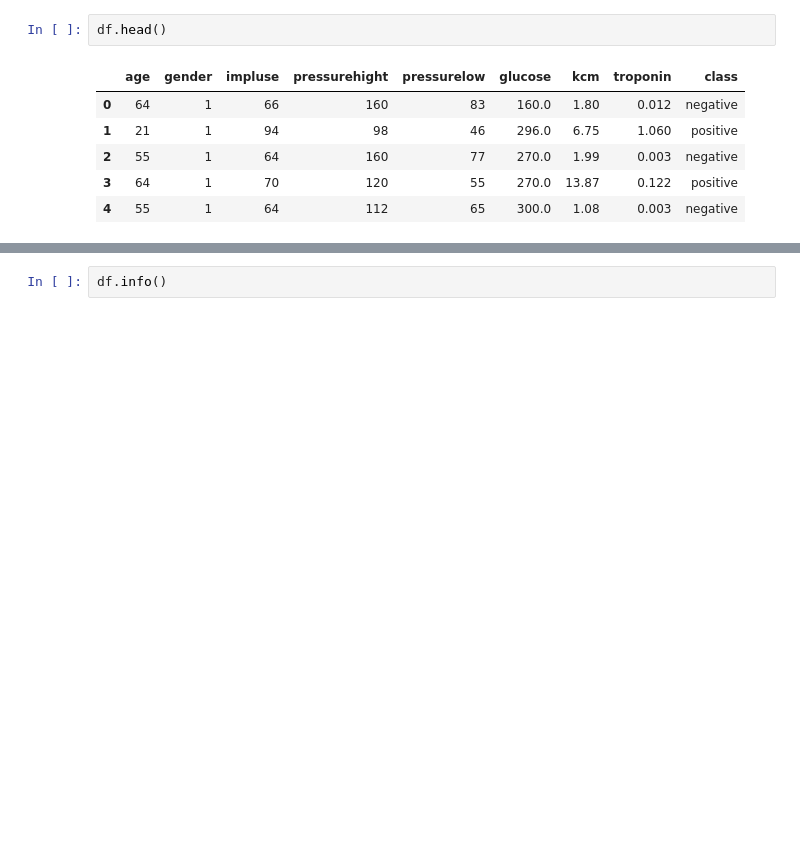
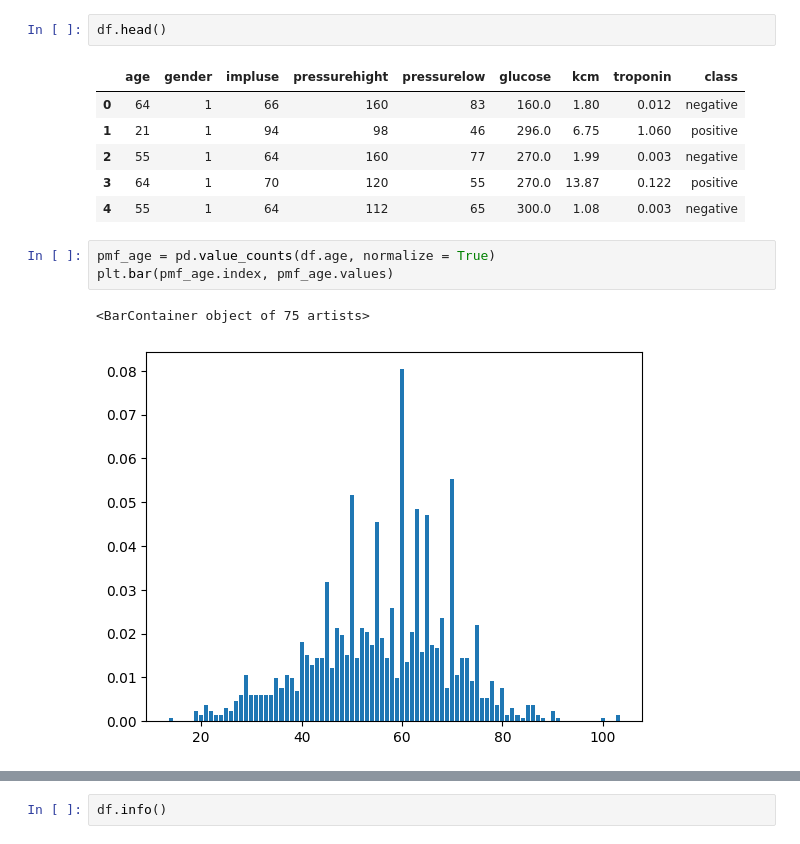
Before and after one commit to MajidrNEO1879/machine-learning-projects, a Jupyter notebook: cvd/cvd.ipynb, the cells around one changed output, grey strips where cells are left out. Saved outputs shown, nothing was run; the diff lists cells and outputs as text; blank space fills up the shorter version.

```diff
--- a/cvd/cvd.ipynb
+++ b/cvd/cvd.ipynb
@@ -25,3 +25,9 @@ df.head()
 | 2 | 55 | 1 | 64 | 160 | 77 | 270.0 | 1.99 | 0.003 | negative |
 | 3 | 64 | 1 | 70 | 120 | 55 | 270.0 | 13.87 | 0.122 | positive |
 | 4 | 55 | 1 | 64 | 112 | 65 | 300.0 | 1.08 | 0.003 | negative |
+# %%
+pmf_age = pd.value_counts(df.age, normalize = True)
+plt.bar(pmf_age.index, pmf_age.values)
+# %% [output]
+<BarContainer object of 75 artists>
+[figure, added]
```
Also changed, not shown: parts of 27 cells of this notebook.
